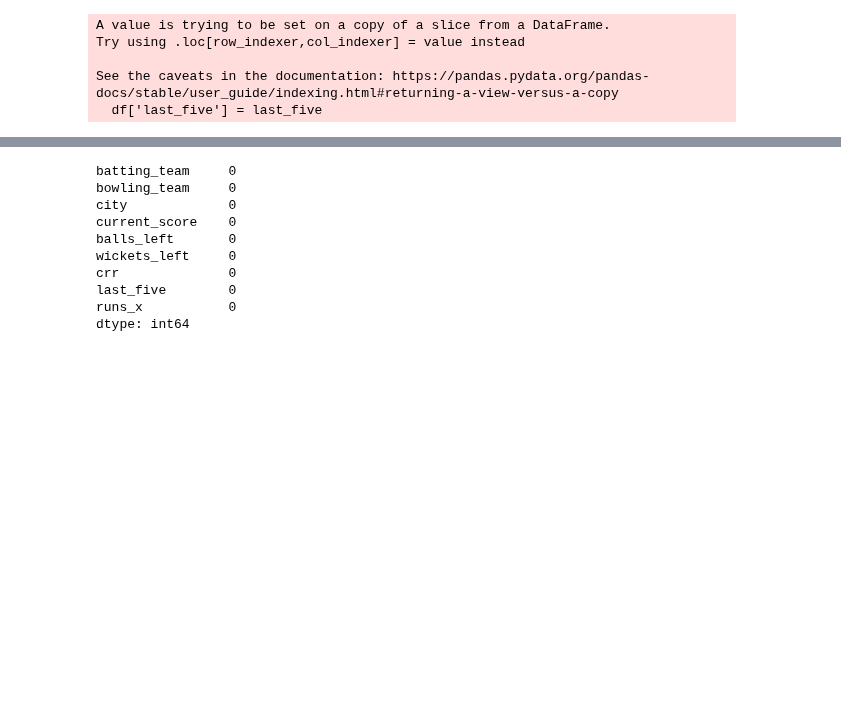
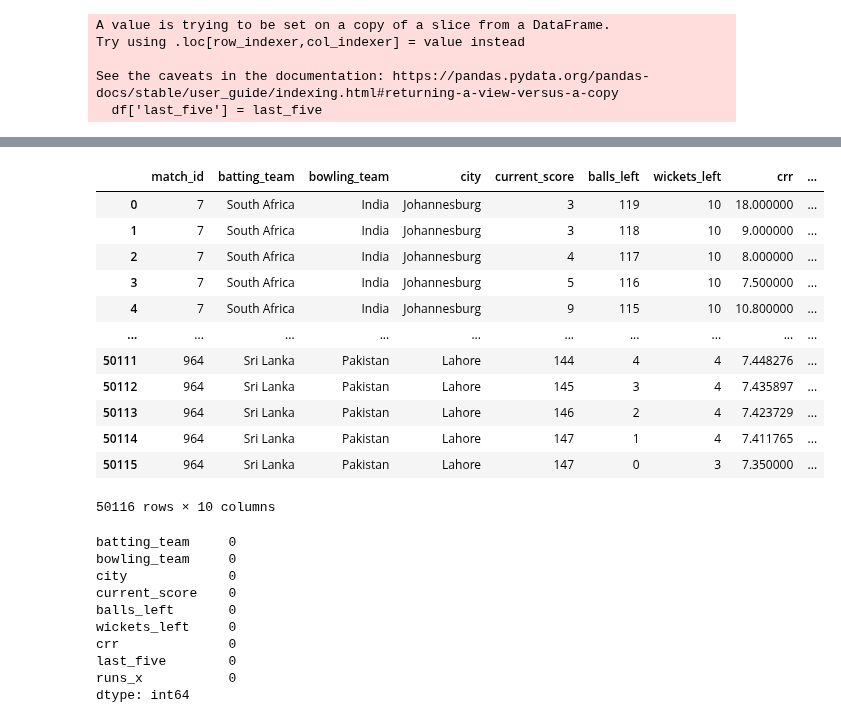
Before and after one commit to AST-TheCoder/T20, a Jupyter notebook: feature-extraction.ipynb, the cells around one changed output, grey strips where cells are left out. Saved outputs shown, nothing was run; the diff lists cells and outputs as text; code cells hidden in the pictures; blank space fills up the shorter version.

```diff
--- a/feature-extraction.ipynb
+++ b/feature-extraction.ipynb
@@ -296,2 +310,21 @@ See the caveats in the documentation: https://pandas.pydata.org/pandas-docs/stab
 # %%
 final_df = df.groupby('match_id').sum()['runs'].reset_index().merge(df,on='match_id')
+# %%
+temp = df.groupby('match_id').sum()['runs'].reset_index().merge(df,on='match_id')
+# %%
+temp=temp[['match_id','batting_team','bowling_team','city','current_score','balls_left','wickets_left','crr','last_five','runs_x']]
+temp
+# %% [output]
+|  | match_id | batting_team | bowling_team | city | current_score | balls_left | wickets_left | crr | ... |
+| 0 | 7 | South Africa | India | Johannesburg | 3 | 119 | 10 | 18.000000 | ... |
+| 1 | 7 | South Africa | India | Johannesburg | 3 | 118 | 10 | 9.000000 | ... |
+| 2 | 7 | South Africa | India | Johannesburg | 4 | 117 | 10 | 8.000000 | ... |
+| 3 | 7 | South Africa | India | Johannesburg | 5 | 116 | 10 | 7.500000 | ... |
+| 4 | 7 | South Africa | India | Johannesburg | 9 | 115 | 10 | 10.800000 | ... |
+| ... | ... | ... | ... | ... | ... | ... | ... | ... | ... |
+| 50111 | 964 | Sri Lanka | Pakistan | Lahore | 144 | 4 | 4 | 7.448276 | ... |
+| 50112 | 964 | Sri Lanka | Pakistan | Lahore | 145 | 3 | 4 | 7.435897 | ... |
+| 50113 | 964 | Sri Lanka | Pakistan | Lahore | 146 | 2 | 4 | 7.423729 | ... |
+| 50114 | 964 | Sri Lanka | Pakistan | Lahore | 147 | 1 | 4 | 7.411765 | ... |
+| 50115 | 964 | Sri Lanka | Pakistan | Lahore | 147 | 0 | 3 | 7.350000 | ... |
+50116 rows × 10 columns
```
Also changed, not shown: parts of 12 cells of this notebook, 28 other files.
